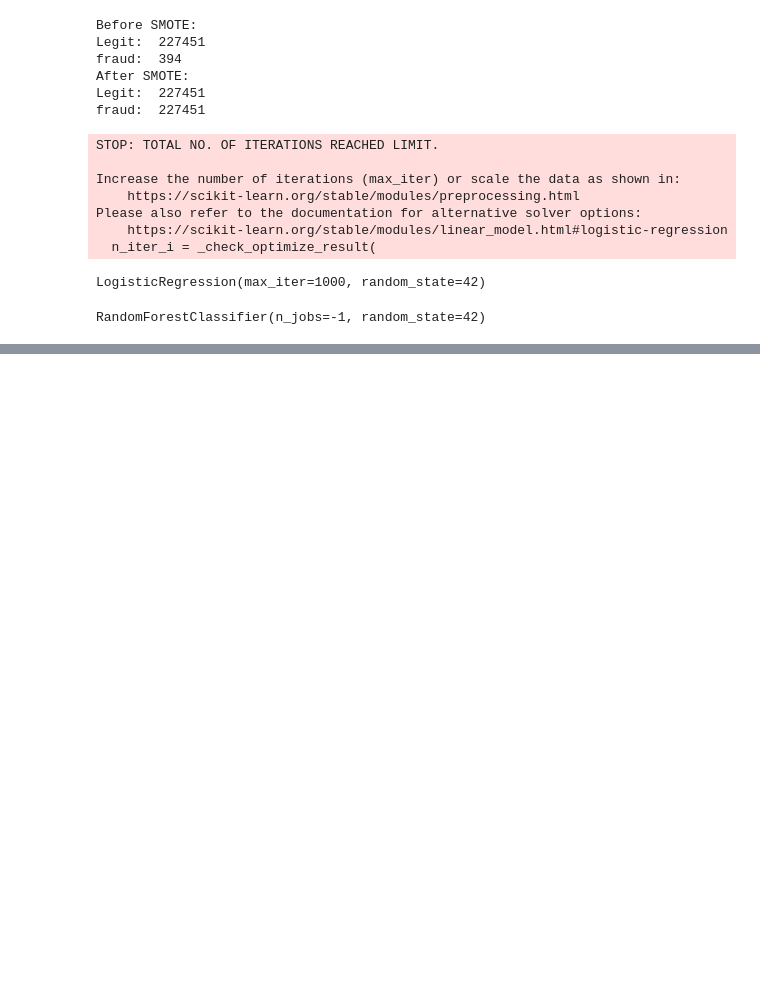
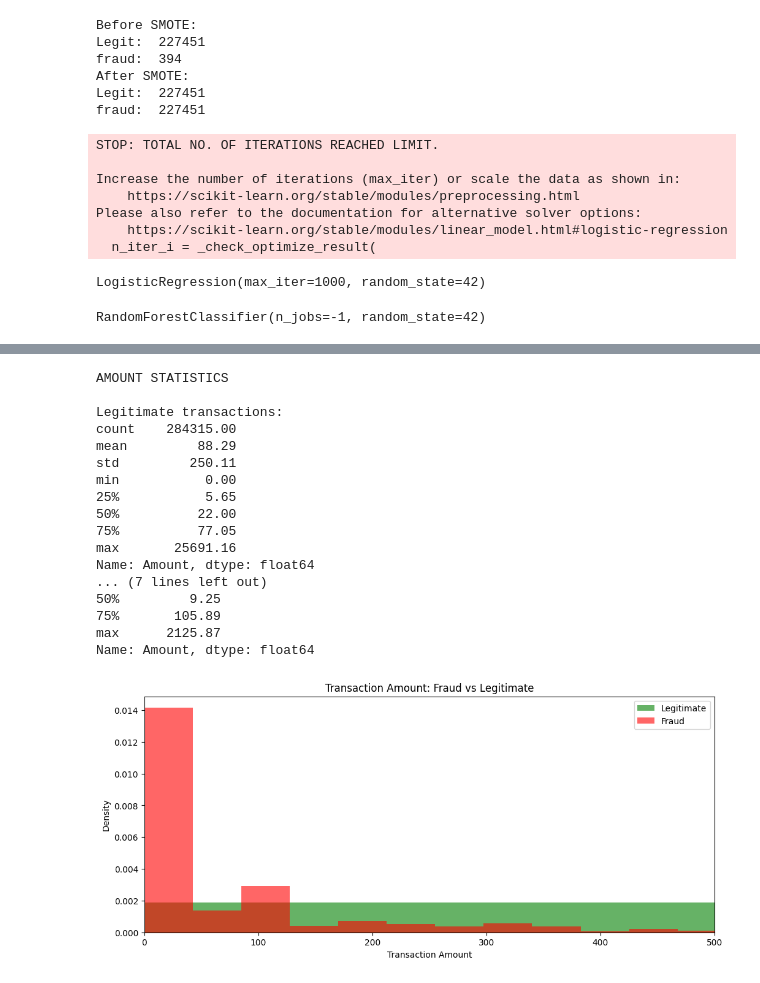
Before and after one commit to Namitha-04/Credit-Card-Fraud-detection, a Jupyter notebook: Creditcardfrauddet.ipynb, the cells around one changed output, grey strips where cells are left out. Drawn from its saved outputs; the diff is of its cells as text; code cells hidden in the pictures; blank space fills up the shorter version.

```diff
--- a/Creditcardfrauddet.ipynb
+++ b/Creditcardfrauddet.ipynb
@@ -301,0 +358,38 @@ weighted avg       1.00      1.00      1.00     56962
+# %%
+print("AMOUNT STATISTICS")
+print("\nLegitimate transactions:")
+print(legit['Amount'].describe().round(2))
+
+print("\nFraudulent transactions:")
+print(fraud['Amount'].describe().round(2))
+
+plt.figure(figsize=(12, 5))
+plt.hist(legit['Amount'], bins=50, alpha=0.6,
+         color='green', label='Legitimate', density=True)
+plt.hist(fraud['Amount'], bins=50, alpha=0.6,
+         color='red', label='Fraud', density=True)
+plt.xlim(0, 500)
+plt.xlabel('Transaction Amount')
+plt.ylabel('Density')
+plt.title('Transaction Amount: Fraud vs Legitimate')
+plt.legend()
+plt.show()
+# %% [output]
+AMOUNT STATISTICS
+
+Legitimate transactions:
+count    284315.00
+mean         88.29
+std         250.11
+min           0.00
+25%           5.65
+50%          22.00
+75%          77.05
+max       25691.16
+Name: Amount, dtype: float64
+... (7 lines left out)
+50%         9.25
+75%       105.89
+max      2125.87
+Name: Amount, dtype: float64
+[figure, added]
```
Also changed, not shown: parts of 10 cells of this notebook.
